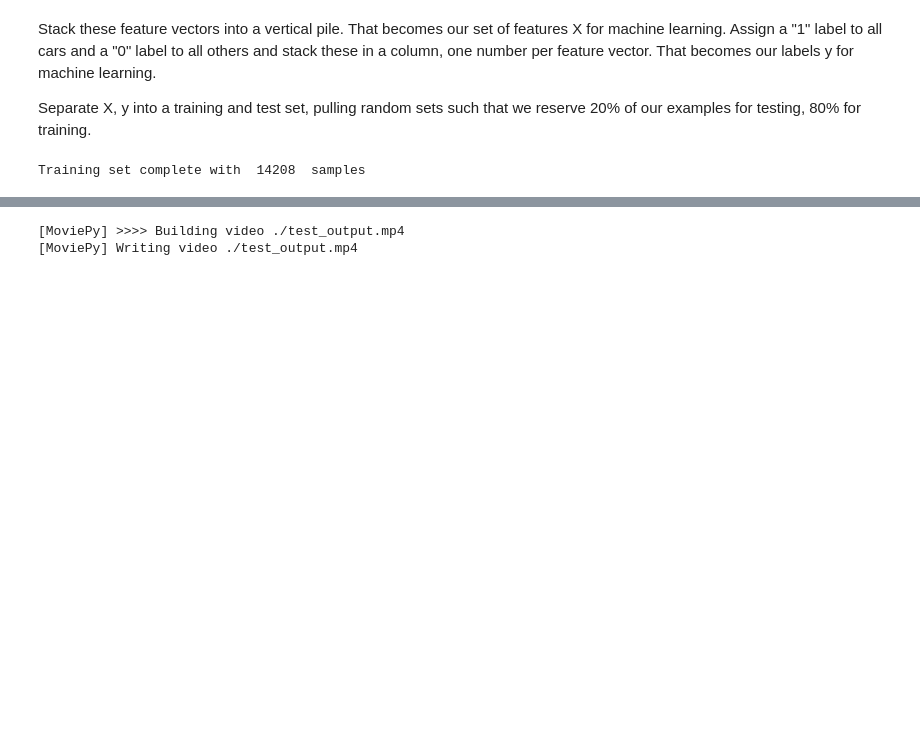
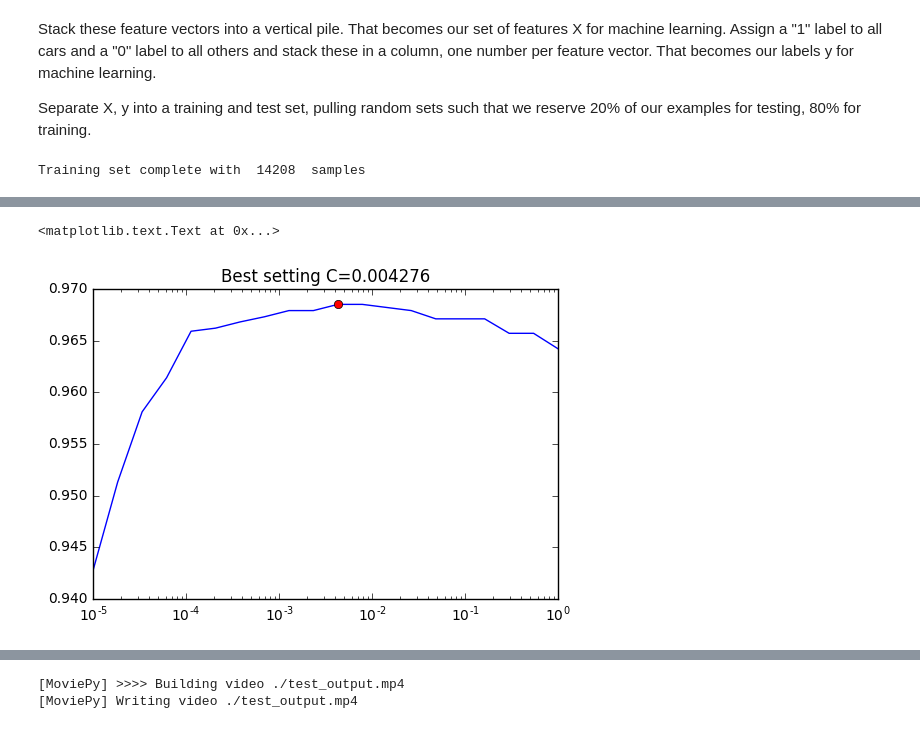
Before and after one commit to drscott173/sdc-vehicles, a Jupyter notebook: Vehicles.ipynb, the cells around one changed output, grey strips where cells are left out. Cells and saved outputs as stored; diff of their text form; code cells hidden in the pictures; blank space fills up the shorter version.

```diff
--- a/Vehicles.ipynb
+++ b/Vehicles.ipynb
@@ -251,2 +289,24 @@ Train a support vector machine to separate the 500-dimensional space the best it
+# %%
+#
+# Train & test a classifier
+#
+import time
+
+pts = []
+for C in np.logspace(-5, -0.001, 20):
+    svc = LinearSVC(C=C)
+    t = time.time()
+    svc.fit(X_train, y_train)
+    t2 = time.time()
+    score = round(svc.score(X_test, y_test), 4)
+    pts.append([C, score])
+
+winner = pts[np.argmax(pts, axis=0)[1]]
+plt.semilogx([x[0] for x in pts], [x[1] for x in pts])
+plt.semilogx([winner[0]], [winner[1]], linestyle='--', marker='o', color='r')
+plt.title("Best setting C={:f}".format(winner[0]))
+# %% [output]
+<matplotlib.text.Text at 0x...>
+[figure, added]
 # %%
 #
```
Also changed, not shown: parts of 13 cells of this notebook, 5 other files.
